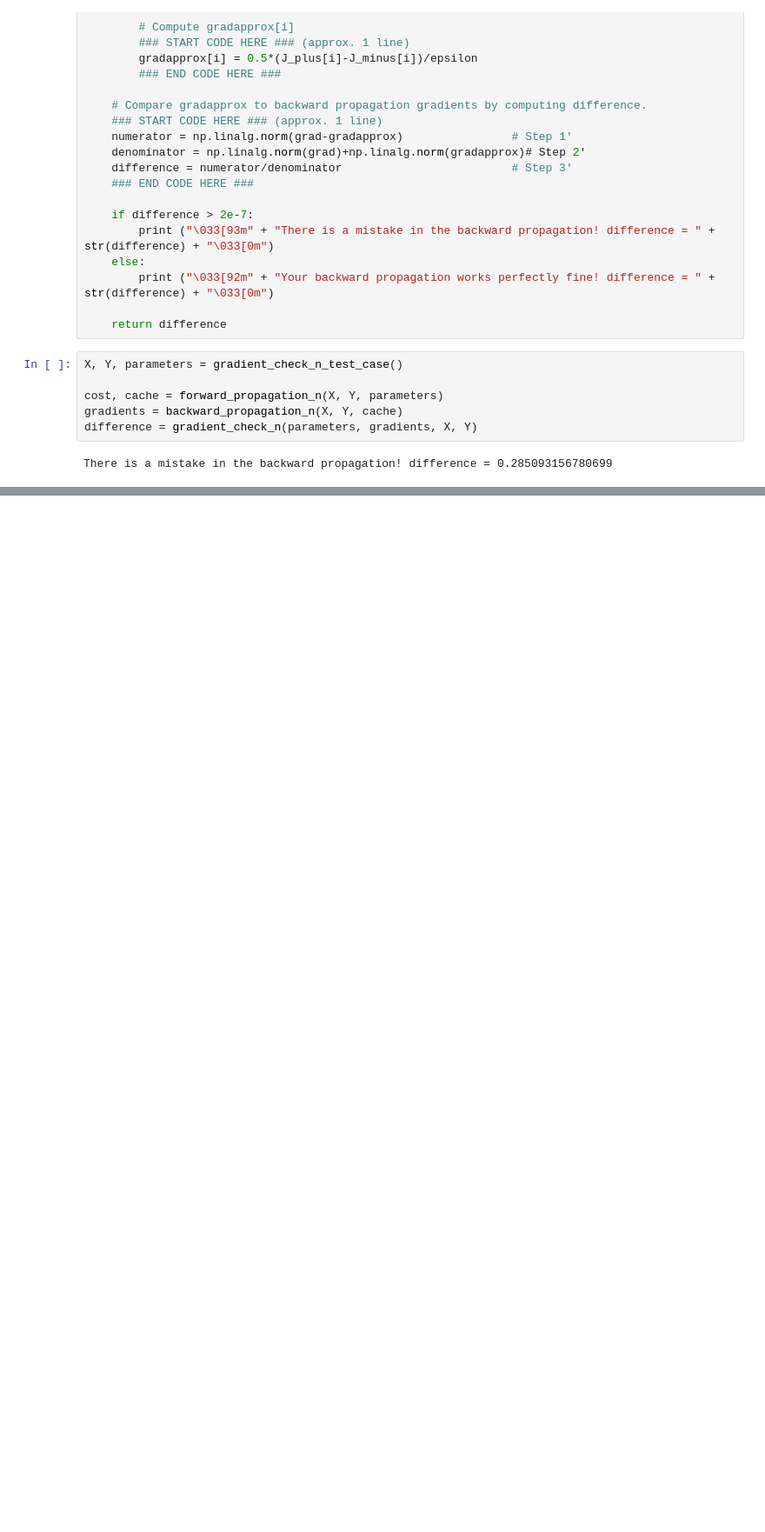
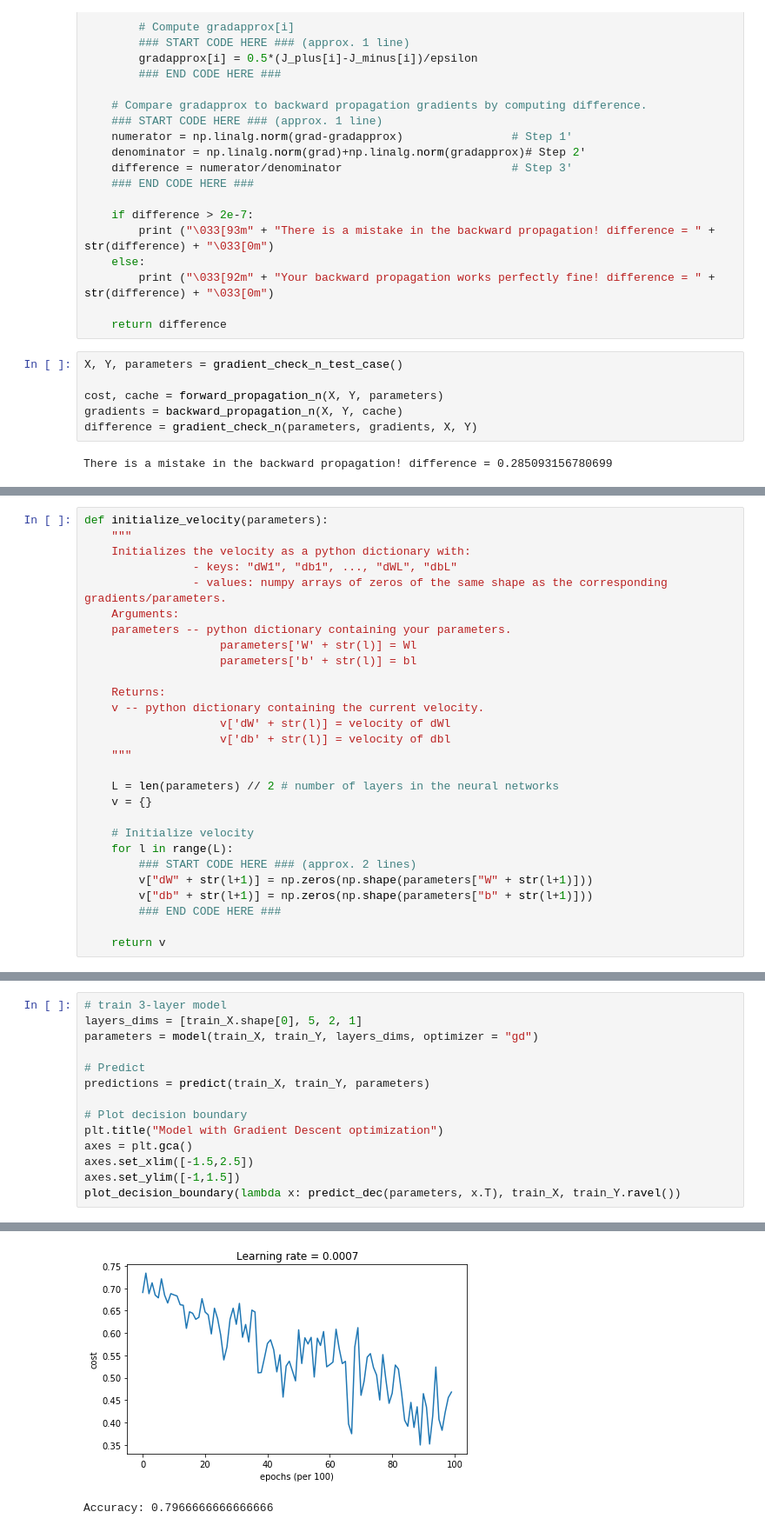
Before and after one commit to emarinhoss/projects_jupyter, a Jupyter notebook: Coursera/Improving_Deep_Learning.ipynb, the cells around one changed output, grey strips where cells are left out. Shown at 87% size. Saved outputs shown, nothing was run; the diff lists cells and outputs as text; blank space fills up the shorter version.

```diff
--- a/Coursera/Improving_Deep_Learning.ipynb
+++ b/Coursera/Improving_Deep_Learning.ipynb
@@ -1521,0 +1837,28 @@ Congrats, you can be confident that your deep learning model for fraud detection
+# %%
+def initialize_velocity(parameters):
+    """
+    Initializes the velocity as a python dictionary with:
+                - keys: "dW1", "db1", ..., "dWL", "dbL"
+                - values: numpy arrays of zeros of the same shape as the corresponding gradients/parameters.
+    Arguments:
+    parameters -- python dictionary containing your parameters.
+                    parameters['W' + str(l)] = Wl
+                    parameters['b' + str(l)] = bl
+
+    Returns:
+    v -- python dictionary containing the current velocity.
+                    v['dW' + str(l)] = velocity of dWl
+                    v['db' + str(l)] = velocity of dbl
+    """
+
+    L = len(parameters) // 2 # number of layers in the neural networks
+    v = {}
+
+    # Initialize velocity
+    for l in range(L):
+        ### START CODE HERE ### (approx. 2 lines)
+        v["dW" + str(l+1)] = np.zeros(np.shape(parameters["W" + str(l+1)]))
+        v["db" + str(l+1)] = np.zeros(np.shape(parameters["b" + str(l+1)]))
+        ### END CODE HERE ###
+
+    return v
@@ -1521,0 +2189,15 @@ Congrats, you can be confident that your deep learning model for fraud detection
+# %%
+# train 3-layer model
+layers_dims = [train_X.shape[0], 5, 2, 1]
+parameters = model(train_X, train_Y, layers_dims, optimizer = "gd")
+
+# Predict
+predictions = predict(train_X, train_Y, parameters)
+
+# Plot decision boundary
+plt.title("Model with Gradient Descent optimization")
+axes = plt.gca()
+axes.set_xlim([-1.5,2.5])
+axes.set_ylim([-1,1.5])
+plot_decision_boundary(lambda x: predict_dec(parameters, x.T), train_X, train_Y.ravel())
+# %% [output]
@@ -1521,0 +2214,2 @@ Congrats, you can be confident that your deep learning model for fraud detection
+[figure, added]
+Accuracy: 0.7966666666666666
```
Also changed, not shown: parts of 29 cells of this notebook, 2 other files.
